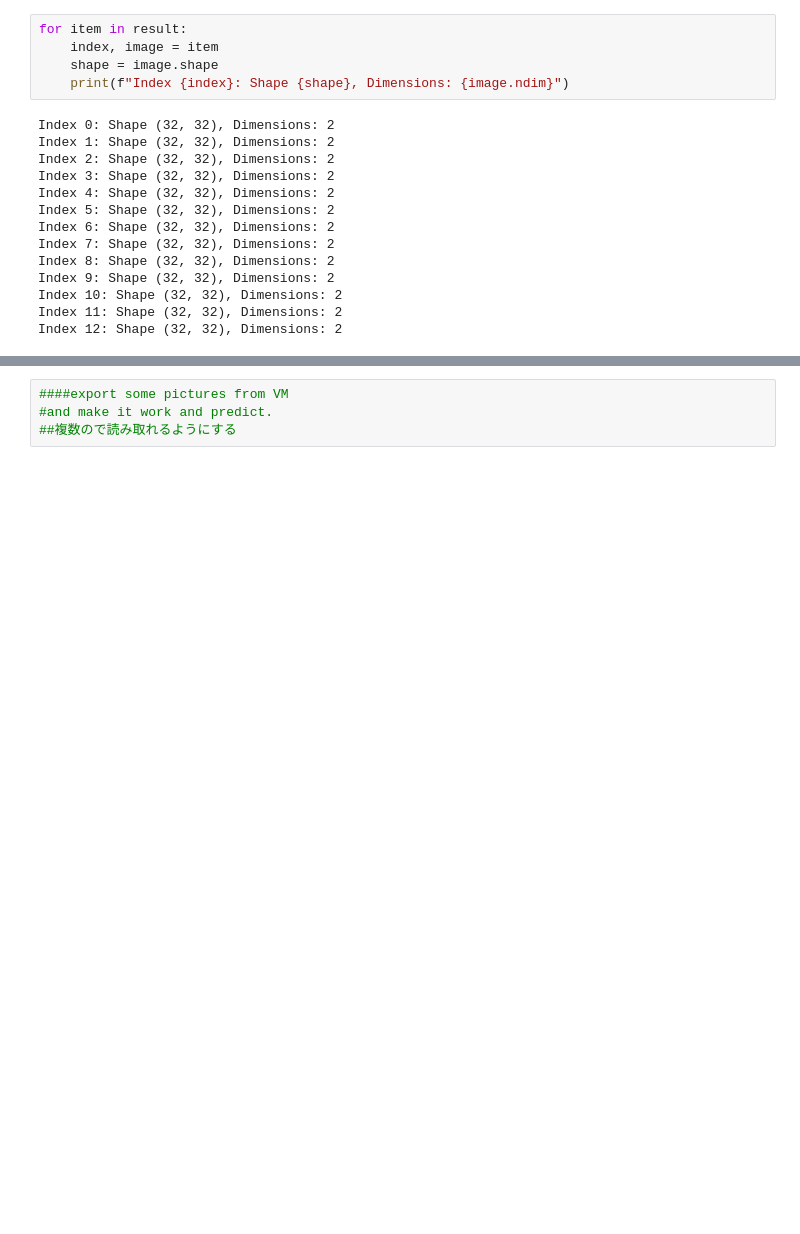
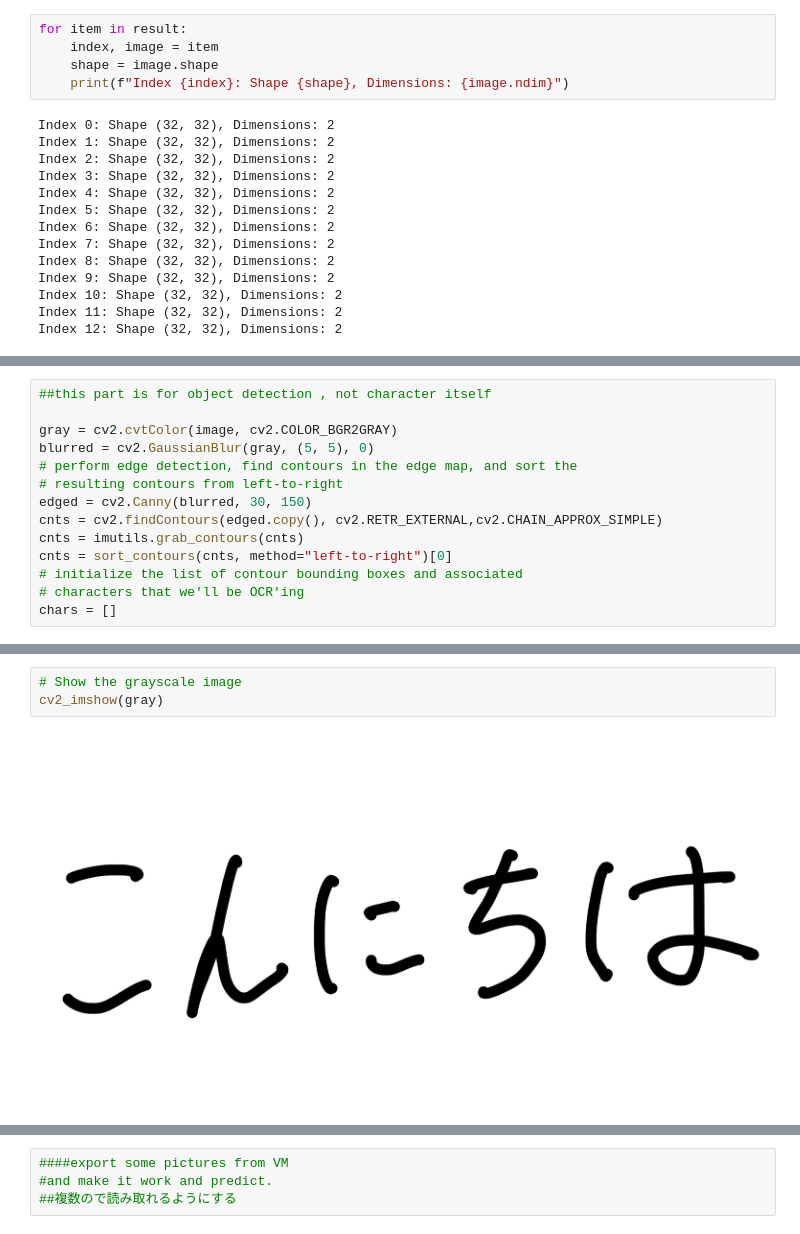
Before and after one commit to beatlesatani/OCR_project, a Jupyter notebook: Untitled0.ipynb, the cells around one changed output, grey strips where cells are left out. Drawn from its saved outputs; the diff is of its cells as text; blank space fills up the shorter version.

```diff
--- a/Untitled0.ipynb
+++ b/Untitled0.ipynb
@@ -90,0 +203,14 @@ for d in data:
+# %%
+##this part is for object detection , not character itself
+
+gray = cv2.cvtColor(image, cv2.COLOR_BGR2GRAY)
+blurred = cv2.GaussianBlur(gray, (5, 5), 0)
+# perform edge detection, find contours in the edge map, and sort the
+# resulting contours from left-to-right
+edged = cv2.Canny(blurred, 30, 150)
+cnts = cv2.findContours(edged.copy(), cv2.RETR_EXTERNAL,cv2.CHAIN_APPROX_SIMPLE)
+cnts = imutils.grab_contours(cnts)
+cnts = sort_contours(cnts, method="left-to-right")[0]
+# initialize the list of contour bounding boxes and associated
+# characters that we'll be OCR'ing
+chars = []
@@ -90,0 +226,5 @@ for d in data:
+# %%
+# Show the grayscale image
+cv2_imshow(gray)
+# %% [output]
+[figure, added]
```
Also changed, not shown: parts of 24 cells of this notebook.
